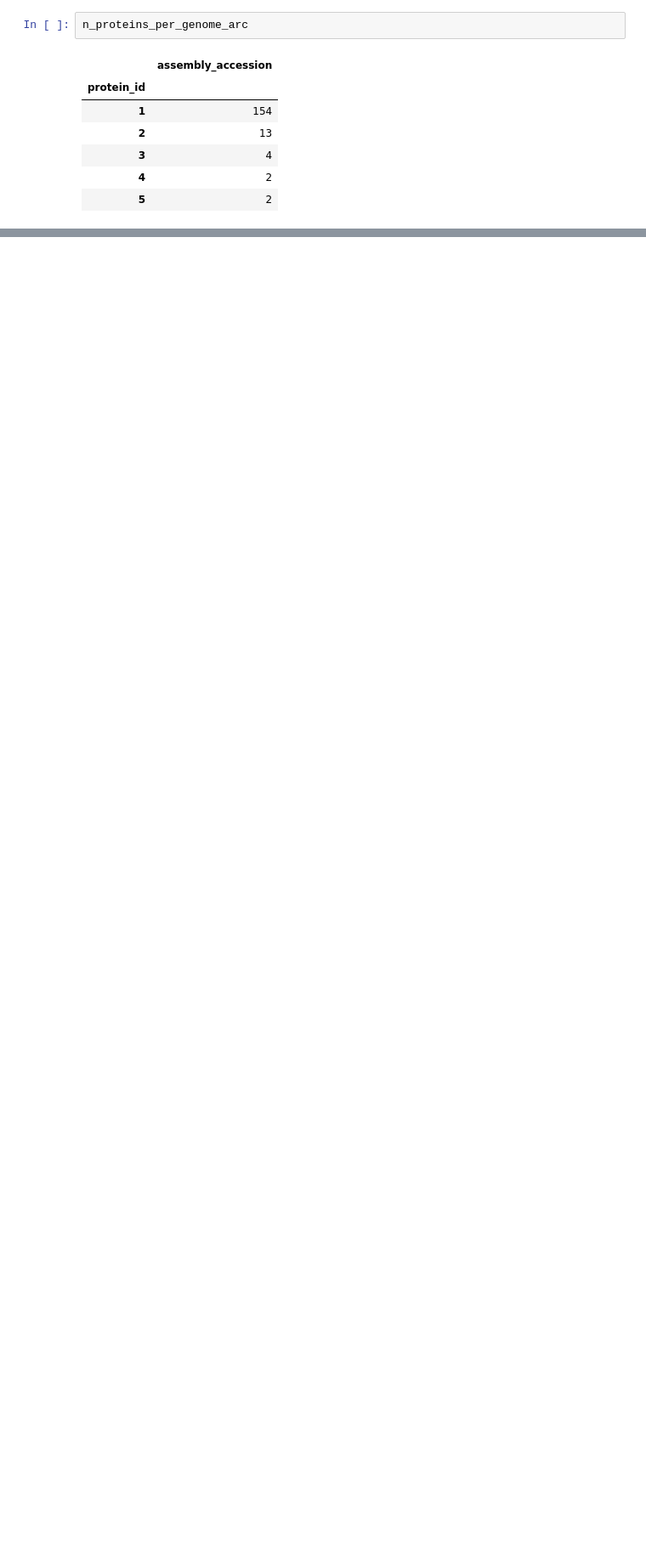
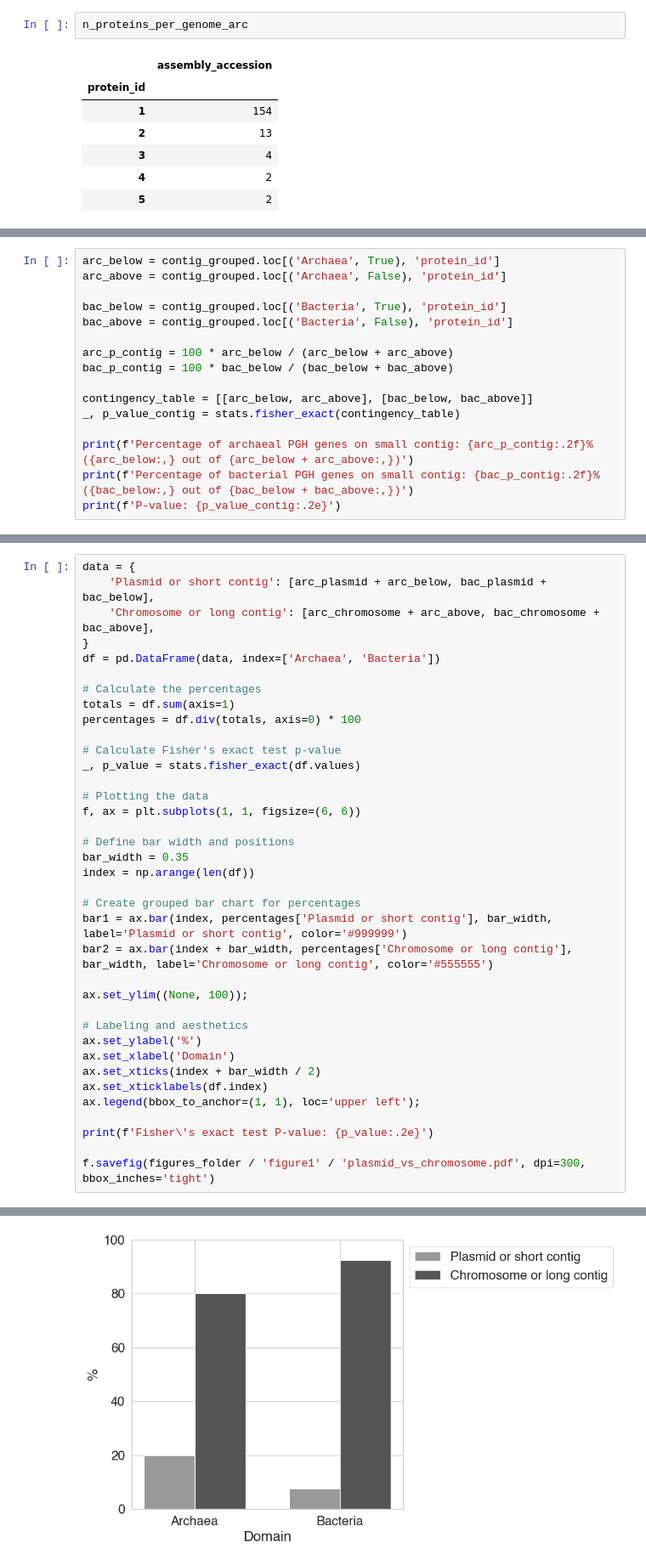
Before and after one commit to srom/archaea-vs-bacteria, a Jupyter notebook: notebook/figure1.ipynb, the cells around one changed output, grey strips where cells are left out. Shown at 85% size. Saved outputs shown, nothing was run; the diff lists cells and outputs as text; blank space fills up the shorter version.

Commit message:
Figure 1 continued

```diff
--- a/notebook/figure1.ipynb
+++ b/notebook/figure1.ipynb
@@ -538,0 +629,16 @@ n_proteins_per_genome_arc
+# %%
+arc_below = contig_grouped.loc[('Archaea', True), 'protein_id']
+arc_above = contig_grouped.loc[('Archaea', False), 'protein_id']
+
+bac_below = contig_grouped.loc[('Bacteria', True), 'protein_id']
+bac_above = contig_grouped.loc[('Bacteria', False), 'protein_id']
+
+arc_p_contig = 100 * arc_below / (arc_below + arc_above)
+bac_p_contig = 100 * bac_below / (bac_below + bac_above)
+
+contingency_table = [[arc_below, arc_above], [bac_below, bac_above]]
+_, p_value_contig = stats.fisher_exact(contingency_table)
+
+print(f'Percentage of archaeal PGH genes on small contig: {arc_p_contig:.2f}% ({arc_below:,} out of {arc_below + arc_above:,})')
+print(f'Percentage of bacterial PGH genes on small contig: {bac_p_contig:.2f}% ({bac_below:,} out of {bac_below + bac_above:,})')
+print(f'P-value: {p_value_contig:.2e}')
@@ -538,0 +649,38 @@ n_proteins_per_genome_arc
+# %%
+data = {
+    'Plasmid or short contig': [arc_plasmid + arc_below, bac_plasmid + bac_below],
+    'Chromosome or long contig': [arc_chromosome + arc_above, bac_chromosome + bac_above],
+}
+df = pd.DataFrame(data, index=['Archaea', 'Bacteria'])
+
+# Calculate the percentages
+totals = df.sum(axis=1)
+percentages = df.div(totals, axis=0) * 100
+
+# Calculate Fisher's exact test p-value
+_, p_value = stats.fisher_exact(df.values)
+
+# Plotting the data
+f, ax = plt.subplots(1, 1, figsize=(6, 6))
+
+# Define bar width and positions
+bar_width = 0.35
+index = np.arange(len(df))
+
+# Create grouped bar chart for percentages
+bar1 = ax.bar(index, percentages['Plasmid or short contig'], bar_width, label='Plasmid or short contig', color='#999999')
+bar2 = ax.bar(index + bar_width, percentages['Chromosome or long contig'], bar_width, label='Chromosome or long contig', color='#555555')
+
+ax.set_ylim((None, 100));
+
+# Labeling and aesthetics
+ax.set_ylabel('%')
+ax.set_xlabel('Domain')
+ax.set_xticks(index + bar_width / 2)
+ax.set_xticklabels(df.index)
+ax.legend(bbox_to_anchor=(1, 1), loc='upper left');
+
+print(f'Fisher\'s exact test P-value: {p_value:.2e}')
+
+f.savefig(figures_folder / 'figure1' / 'plasmid_vs_chromosome.pdf', dpi=300, bbox_inches='tight')
+# %% [output]
@@ -538,0 +688 @@ n_proteins_per_genome_arc
+[figure, added]
```
Also changed, not shown: parts of 9 cells of this notebook, 5 other files.
